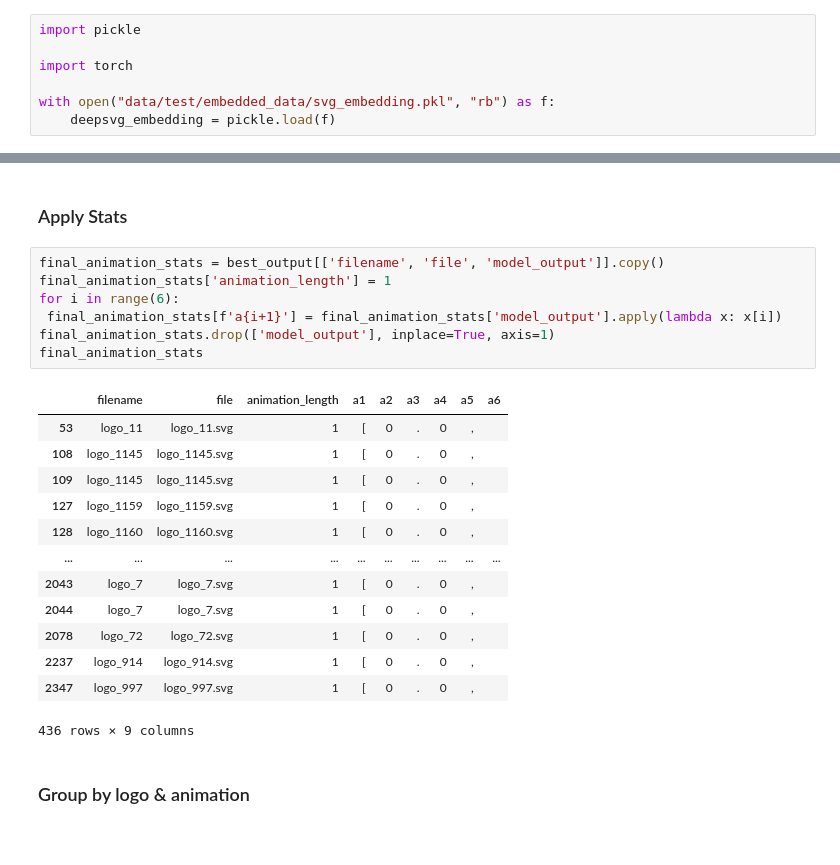
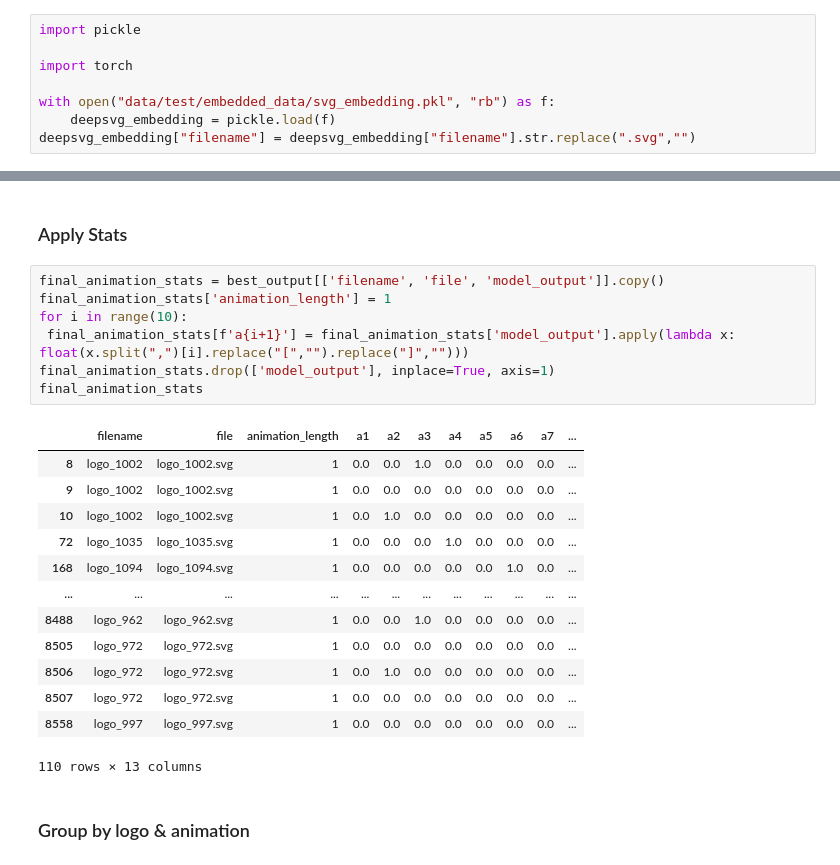
Before and after one commit to dfuhge/Animate_SVG_v2, a Jupyter notebook: prototype_dataset.ipynb, the cells around one changed output, grey strips where cells are left out. Drawn from its saved outputs; the diff is of its cells as text.

```diff
--- a/prototype_dataset.ipynb
+++ b/prototype_dataset.ipynb
@@ -195,6 +183,7 @@ import torch
 
 with open("data/test/embedded_data/svg_embedding.pkl", "rb") as f:
     deepsvg_embedding = pickle.load(f)
+deepsvg_embedding["filename"] = deepsvg_embedding["filename"].str.replace(".svg","")
 # %%
 ## duplicate for further use
 embeddings = deepsvg_embedding.copy() #for output sequences
@@ -593,24 +595,24 @@ print(histogram_table)
 # %%
 final_animation_stats = best_output[['filename', 'file', 'model_output']].copy()
 final_animation_stats['animation_length'] = 1
-for i in range(6):
- final_animation_stats[f'a{i+1}'] = final_animation_stats['model_output'].apply(lambda x: x[i])
+for i in range(10):
+ final_animation_stats[f'a{i+1}'] = final_animation_stats['model_output'].apply(lambda x: float(x.split(",")[i].replace("[","").replace("]","")))
 final_animation_stats.drop(['model_output'], inplace=True, axis=1)
 final_animation_stats
 # %% [output]
-|  | filename | file | animation_length | a1 | a2 | a3 | a4 | a5 | a6 |
-| 53 | logo_11 | logo_11.svg | 1 | [ | 0 | . | 0 | , |  |
-| 108 | logo_1145 | logo_1145.svg | 1 | [ | 0 | . | 0 | , |  |
-| 109 | logo_1145 | logo_1145.svg | 1 | [ | 0 | . | 0 | , |  |
-| 127 | logo_1159 | logo_1159.svg | 1 | [ | 0 | . | 0 | , |  |
-| 128 | logo_1160 | logo_1160.svg | 1 | [ | 0 | . | 0 | , |  |
-| ... | ... | ... | ... | ... | ... | ... | ... | ... | ... |
-| 2043 | logo_7 | logo_7.svg | 1 | [ | 0 | . | 0 | , |  |
-| 2044 | logo_7 | logo_7.svg | 1 | [ | 0 | . | 0 | , |  |
-| 2078 | logo_72 | logo_72.svg | 1 | [ | 0 | . | 0 | , |  |
-| 2237 | logo_914 | logo_914.svg | 1 | [ | 0 | . | 0 | , |  |
-| 2347 | logo_997 | logo_997.svg | 1 | [ | 0 | . | 0 | , |  |
+|  | filename | file | animation_length | a1 | a2 | a3 | a4 | a5 | a6 | a7 | ... |
+| 8 | logo_1002 | logo_1002.svg | 1 | 0.0 | 0.0 | 1.0 | 0.0 | 0.0 | 0.0 | 0.0 | ... |
+| 9 | logo_1002 | logo_1002.svg | 1 | 0.0 | 0.0 | 0.0 | 0.0 | 0.0 | 0.0 | 0.0 | ... |
+| 10 | logo_1002 | logo_1002.svg | 1 | 0.0 | 1.0 | 0.0 | 0.0 | 0.0 | 0.0 | 0.0 | ... |
+| 72 | logo_1035 | logo_1035.svg | 1 | 0.0 | 0.0 | 0.0 | 1.0 | 0.0 | 0.0 | 0.0 | ... |
+| 168 | logo_1094 | logo_1094.svg | 1 | 0.0 | 0.0 | 0.0 | 0.0 | 0.0 | 1.0 | 0.0 | ... |
+| ... | ... | ... | ... | ... | ... | ... | ... | ... | ... | ... | ... |
+| 8488 | logo_962 | logo_962.svg | 1 | 0.0 | 0.0 | 1.0 | 0.0 | 0.0 | 0.0 | 0.0 | ... |
+| 8505 | logo_972 | logo_972.svg | 1 | 0.0 | 0.0 | 0.0 | 0.0 | 0.0 | 0.0 | 0.0 | ... |
+| 8506 | logo_972 | logo_972.svg | 1 | 0.0 | 1.0 | 0.0 | 0.0 | 0.0 | 0.0 | 0.0 | ... |
+| 8507 | logo_972 | logo_972.svg | 1 | 0.0 | 0.0 | 0.0 | 0.0 | 0.0 | 0.0 | 0.0 | ... |
+| 8558 | logo_997 | logo_997.svg | 1 | 0.0 | 0.0 | 0.0 | 0.0 | 0.0 | 0.0 | 0.0 | ... |
-436 rows × 9 columns
+110 rows × 13 columns
 # %% [markdown]
 ### Group by logo & animation
 # %%
```
Also changed, not shown: parts of 47 cells of this notebook, 2 other files.
